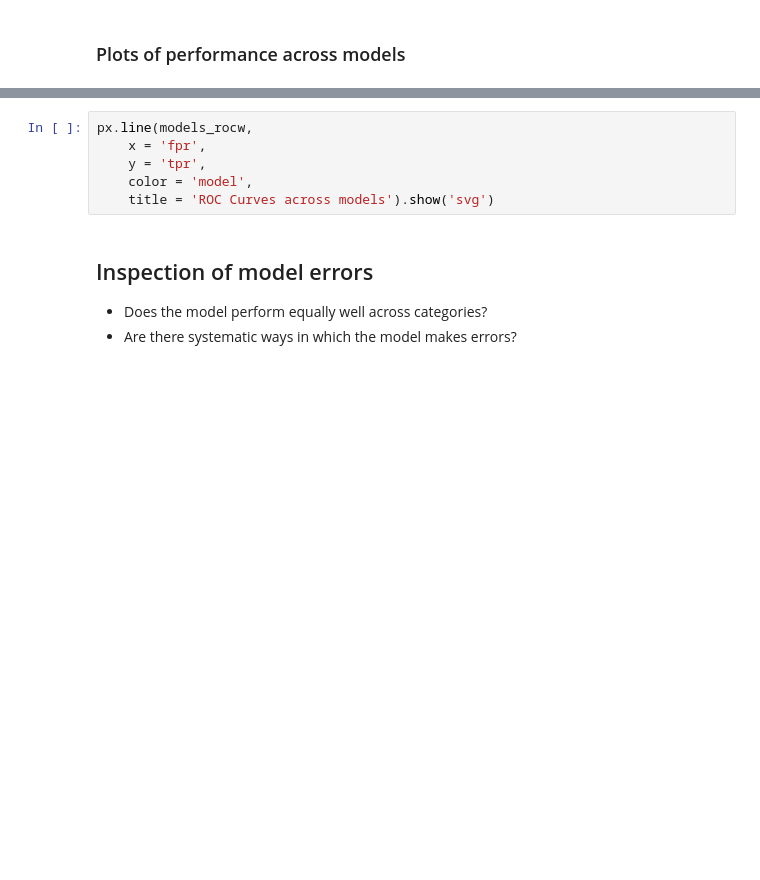
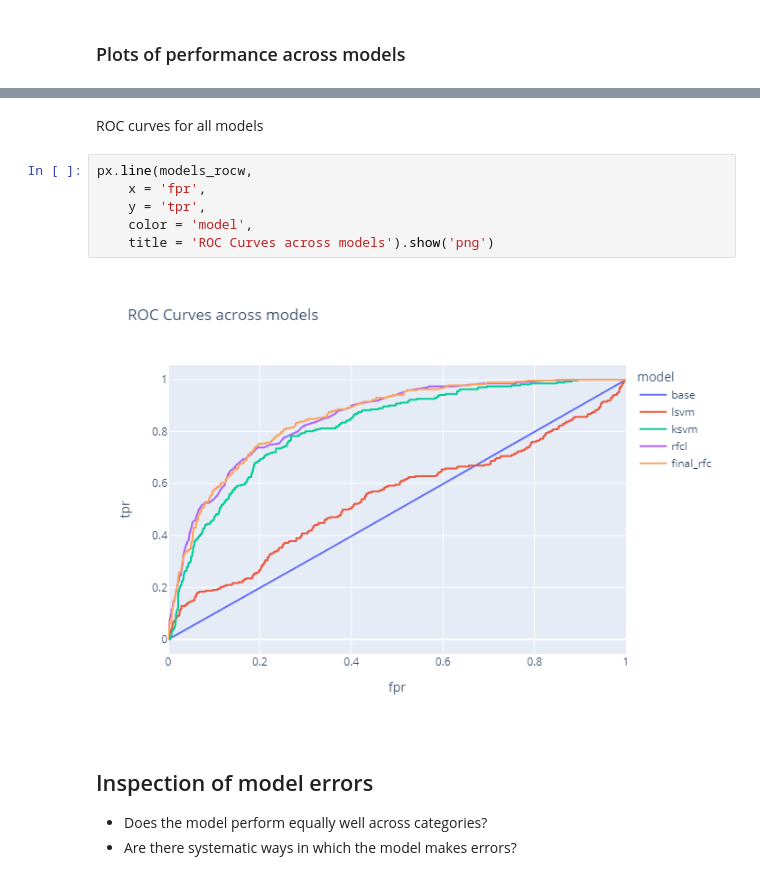
Before and after one commit to alexdparker/datascience, a Jupyter notebook: machine_learning/supermarket_classification.ipynb, the cells around one changed output, grey strips where cells are left out. Saved outputs shown, nothing was run; the diff lists cells and outputs as text; blank space fills up the shorter version.

```diff
--- a/machine_learning/supermarket_classification.ipynb
+++ b/machine_learning/supermarket_classification.ipynb
@@ -613,9 +621,13 @@ px.line(models_prw,
+# %% [markdown]
+ROC curves for all models
 # %%
 px.line(models_rocw,
     x = 'fpr',
     y = 'tpr',
     color = 'model',
-    title = 'ROC Curves across models').show('svg')
+    title = 'ROC Curves across models').show('png')
+# %% [output]
+[figure, added]
 # %% [markdown]
 ## Inspection of model errors
 - Does the model perform equally well across categories?
```
Also changed, not shown: parts of 4 cells of this notebook.
